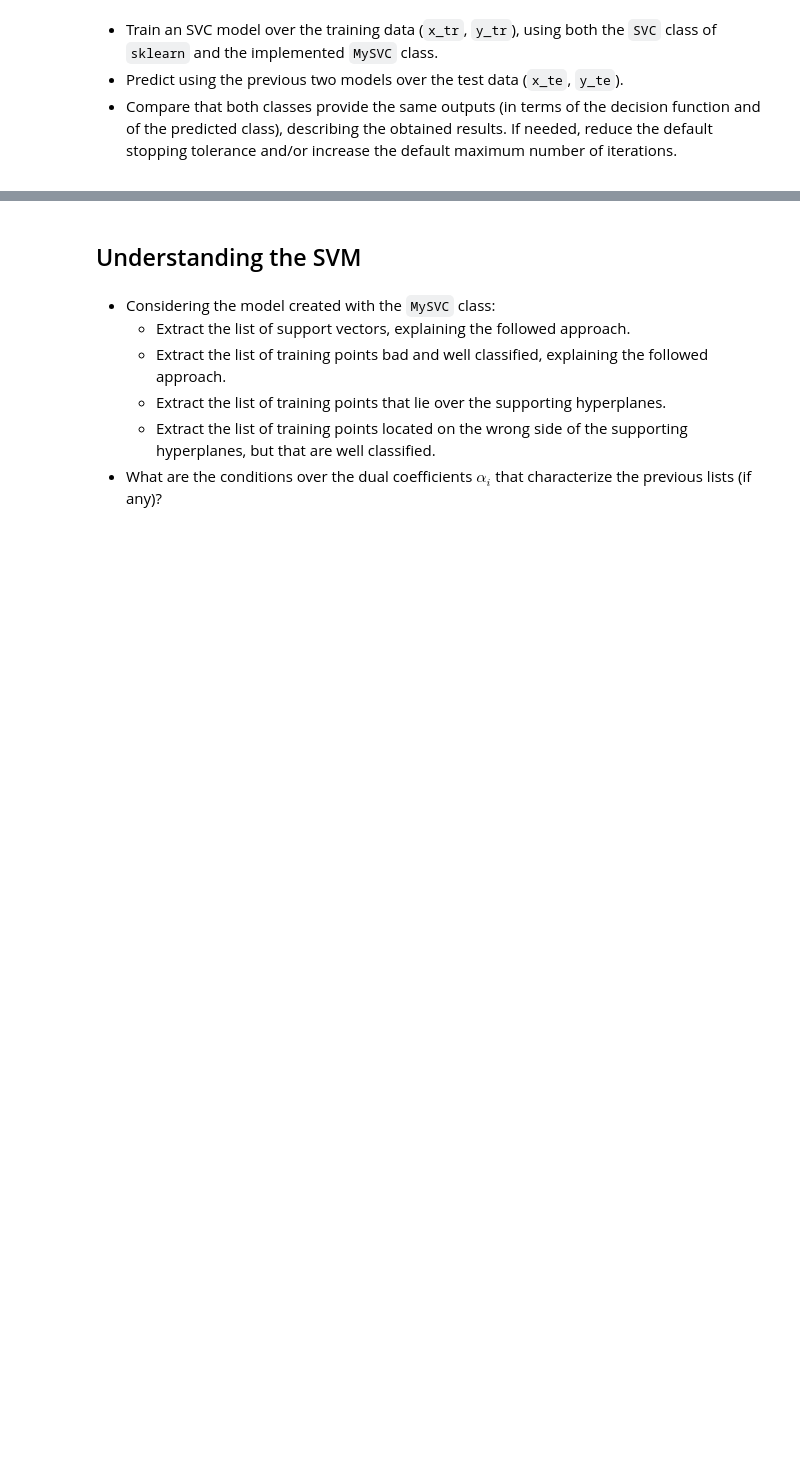
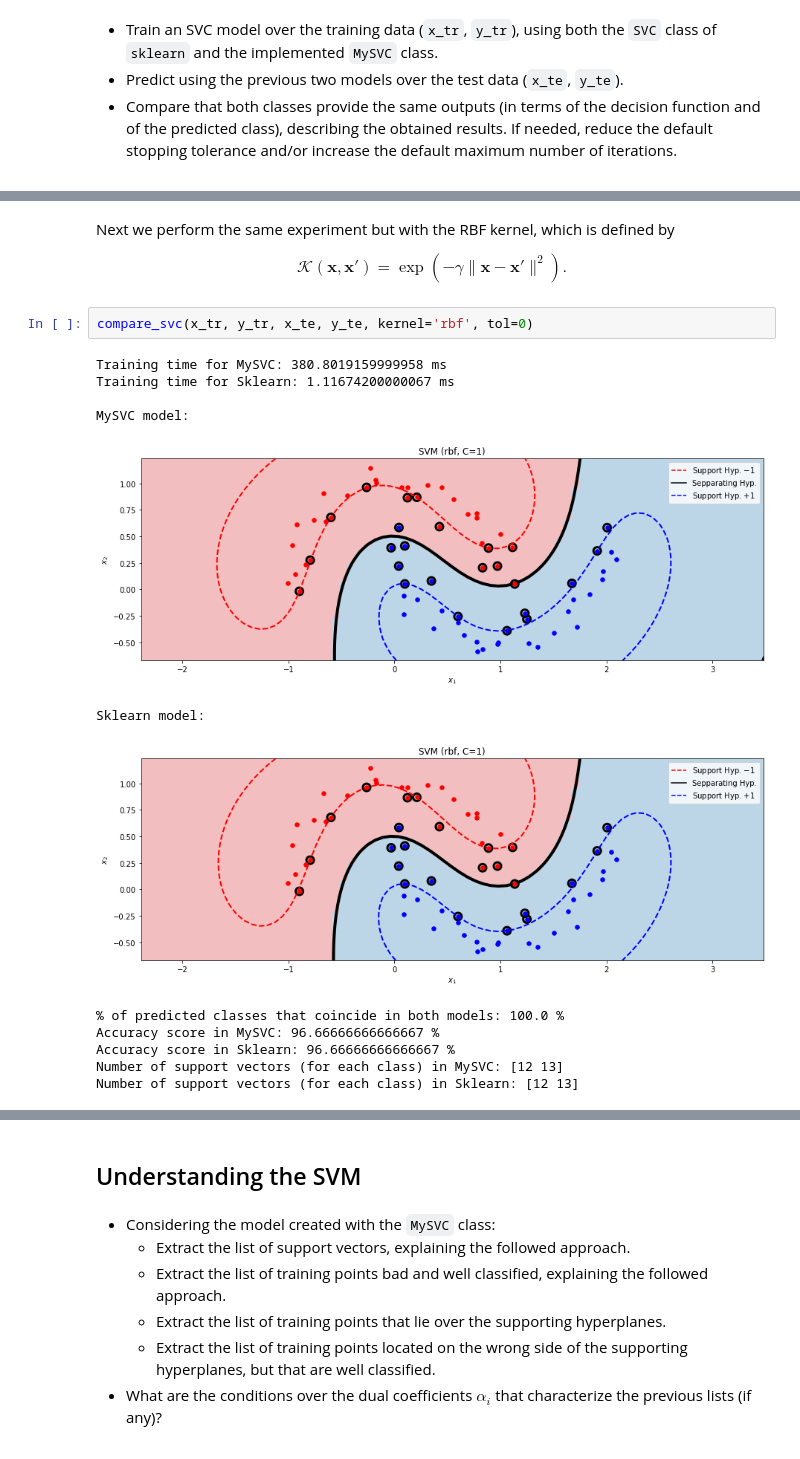
Before and after one commit to Ludvins/MCD_Practicas_MAAA, a Jupyter notebook: P1/SMO.ipynb, the cells around one changed output, grey strips where cells are left out. Saved outputs shown, nothing was run; the diff lists cells and outputs as text; blank space fills up the shorter version.

```diff
--- a/P1/SMO.ipynb
+++ b/P1/SMO.ipynb
@@ -294,0 +491,21 @@ model_sk = SVC(C=C, gamma=gamma)
+# %% [markdown]
+Next we perform the same experiment but with the RBF kernel, which is defined by
+
+$$
+\mathcal{K}(\mathbf{x}, \mathbf{x'}) = \exp(-\gamma \|\mathbf{x}-\mathbf{x'}\|^2).
+$$
+# %%
+compare_svc(x_tr, y_tr, x_te, y_te, kernel='rbf', tol=0)
+# %% [output]
+Training time for MySVC: 380.8019159999958 ms
+Training time for Sklearn: 1.11674200000067 ms
+
+MySVC model:
+[figure, added]
+Sklearn model:
+[figure, added]
+% of predicted classes that coincide in both models: 100.0 %
+Accuracy score in MySVC: 96.66666666666667 %
+Accuracy score in Sklearn: 96.66666666666667 %
+Number of support vectors (for each class) in MySVC: [12 13]
+Number of support vectors (for each class) in Sklearn: [12 13]
```
Also changed, not shown: parts of 17 cells of this notebook, 3 other files.
